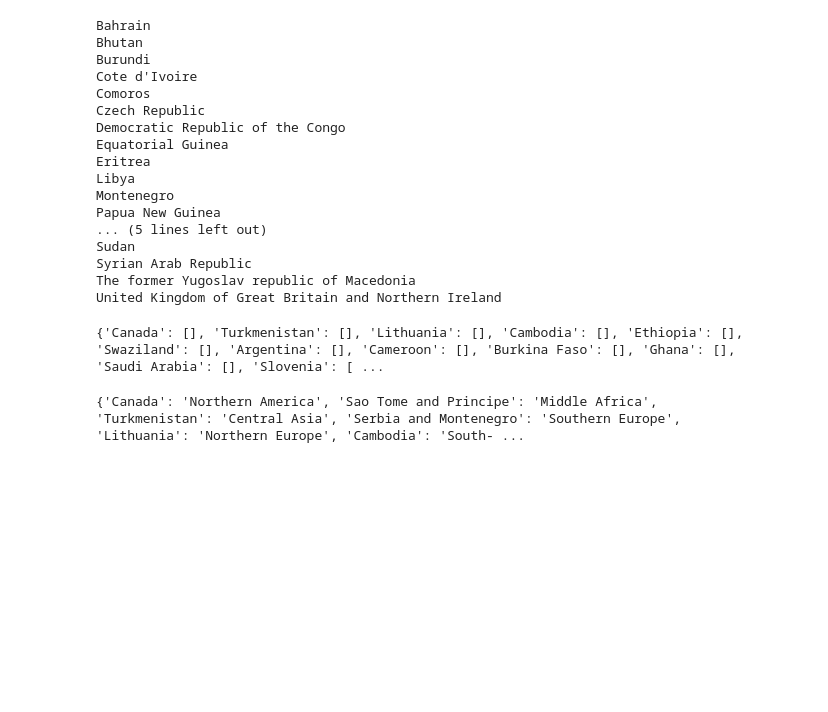
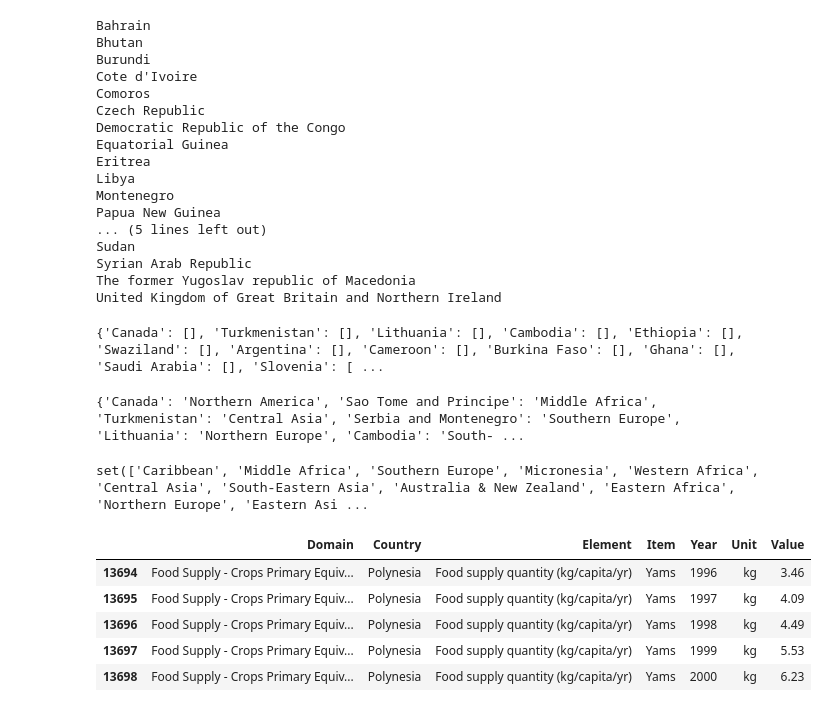
Before and after one commit to angierao/cs109a-project, a Jupyter notebook: missingdata.ipynb, the cells around one changed output. Saved outputs shown, nothing was run; the diff lists cells and outputs as text; code cells hidden in the pictures; blank space fills up the shorter version.

```diff
--- a/missingdata.ipynb
+++ b/missingdata.ipynb
@@ -901,0 +896,17 @@ for crop in cropdata:
+# %%
+regions = set()
+for land in country_dictionary:
+    regions.add(country_dictionary[land])
+print regions
+# %% [output]
+set(['Caribbean', 'Middle Africa', 'Southern Europe', 'Micronesia', 'Western Africa', 'Central Asia', 'South-Eastern Asia', 'Australia & New Zealand', 'Eastern Africa', 'Northern Europe', 'Eastern Asi ...
+# %%
+regions_df = pd.read_csv('datasets/onlyregions_92_00.csv')
+regions_df.tail(n=5)
+# %% [output]
+|  | Domain | Country | Element | Item | Year | Unit | Value |
+| 13694 | Food Supply - Crops Primary Equiv... | Polynesia | Food supply quantity (kg/capita/yr) | Yams | 1996 | kg | 3.46 |
+| 13695 | Food Supply - Crops Primary Equiv... | Polynesia | Food supply quantity (kg/capita/yr) | Yams | 1997 | kg | 4.09 |
+| 13696 | Food Supply - Crops Primary Equiv... | Polynesia | Food supply quantity (kg/capita/yr) | Yams | 1998 | kg | 4.49 |
+| 13697 | Food Supply - Crops Primary Equiv... | Polynesia | Food supply quantity (kg/capita/yr) | Yams | 1999 | kg | 5.53 |
+| 13698 | Food Supply - Crops Primary Equiv... | Polynesia | Food supply quantity (kg/capita/yr) | Yams | 2000 | kg | 6.23 |
```
Also changed, not shown: parts of 30 cells of this notebook, 1 other file.
